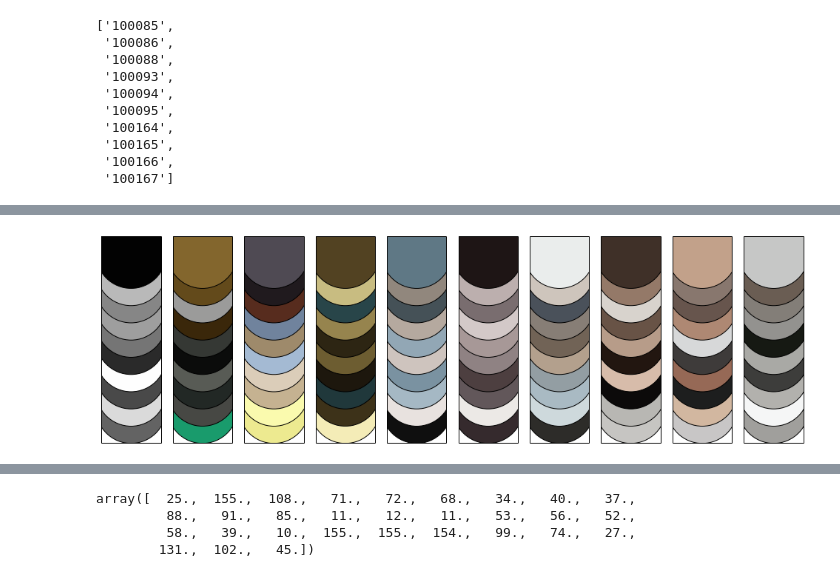
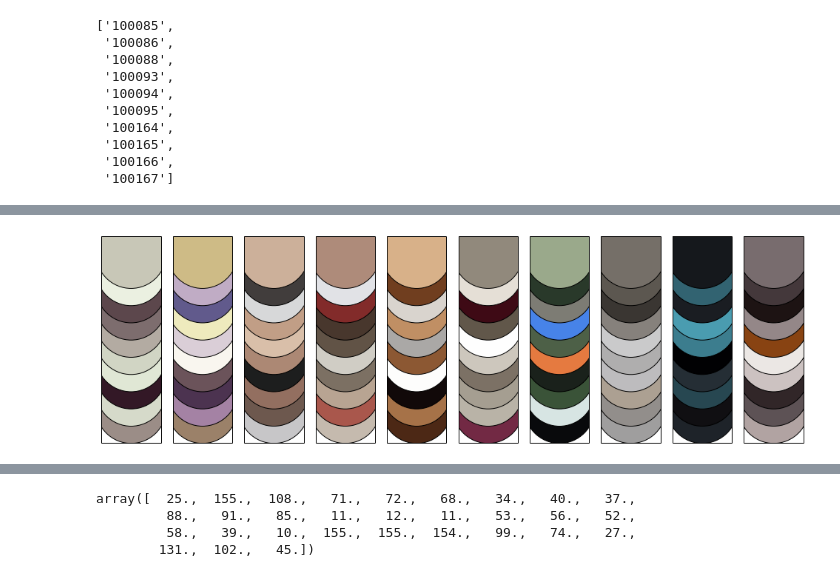
Before and after one commit to nanumyan/iCH-predictor, a Jupyter notebook: data_analysis/check_colors.ipynb, the cells around one changed output, grey strips where cells are left out. Saved outputs shown, nothing was run; the diff lists cells and outputs as text; code cells hidden in the pictures.

```diff
--- a/data_analysis/check_colors.ipynb
+++ b/data_analysis/check_colors.ipynb
@@ -32,14 +32,14 @@ print s
 # Image(filename='images/%i.jpg'%preys[17], format=u'jpeg')
 # %%
 figure(figsize=(17,5))
-for i, cols in enumerate(rgb[:10,1:]):
+for i, cols in enumerate(rgb[20:30,1:]):
     ax = plt.subplot(1,10,i+1)
     ax.scatter(repeat(1,10),range(10), s=9e3, c=map(tuple, cols.reshape((10,3))/255))
     ax.get_xaxis().set_visible(False)
     ax.get_yaxis().set_visible(False)
 # plt.tight_layout()
 # %% [output]
-[figure, old version]
+[figure, new version]
 # %%
 map(tuple, rgb[1, 1:].reshape((10,3)))
 # %% [output]
```
Also changed, not shown: parts of 2 cells of this notebook, 4 other files.
